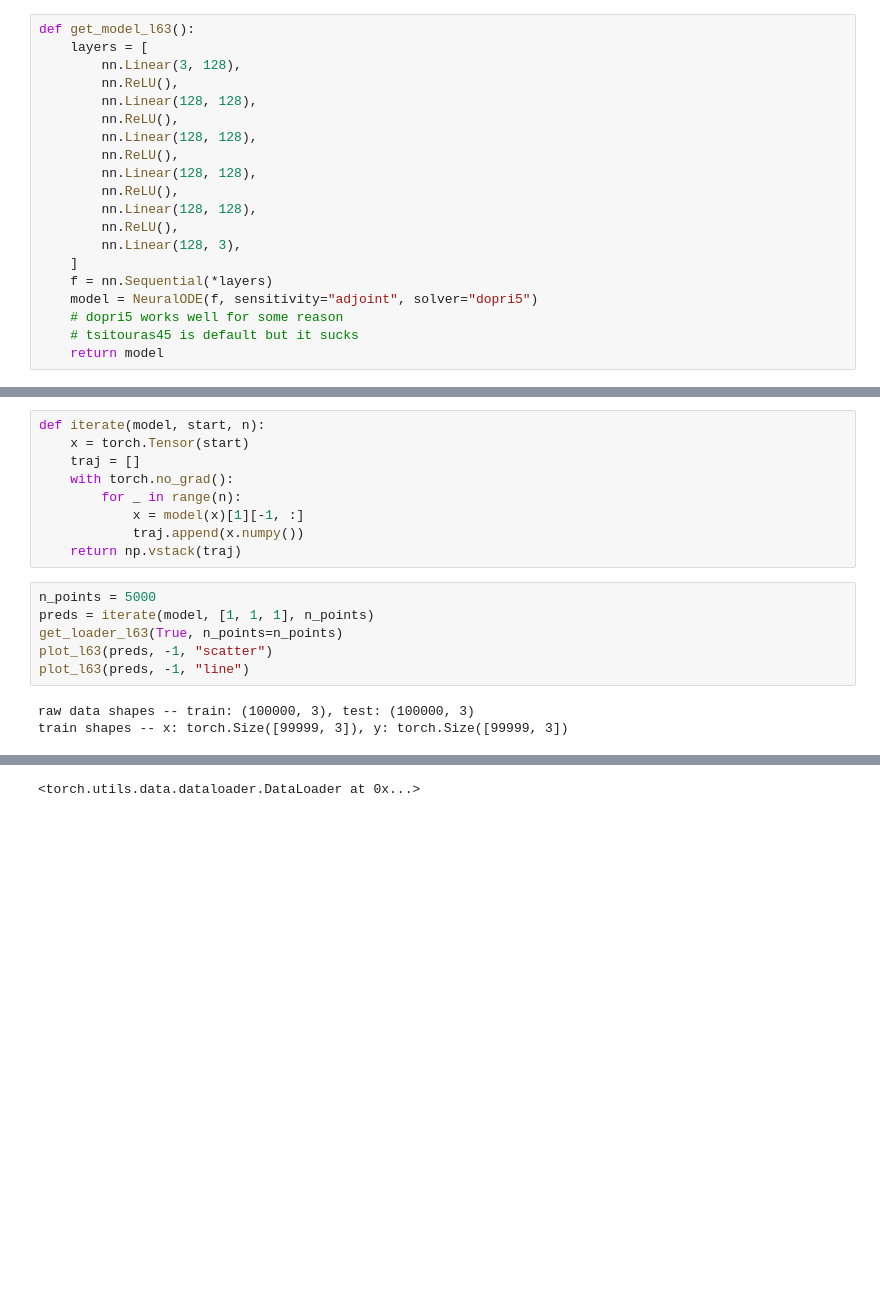
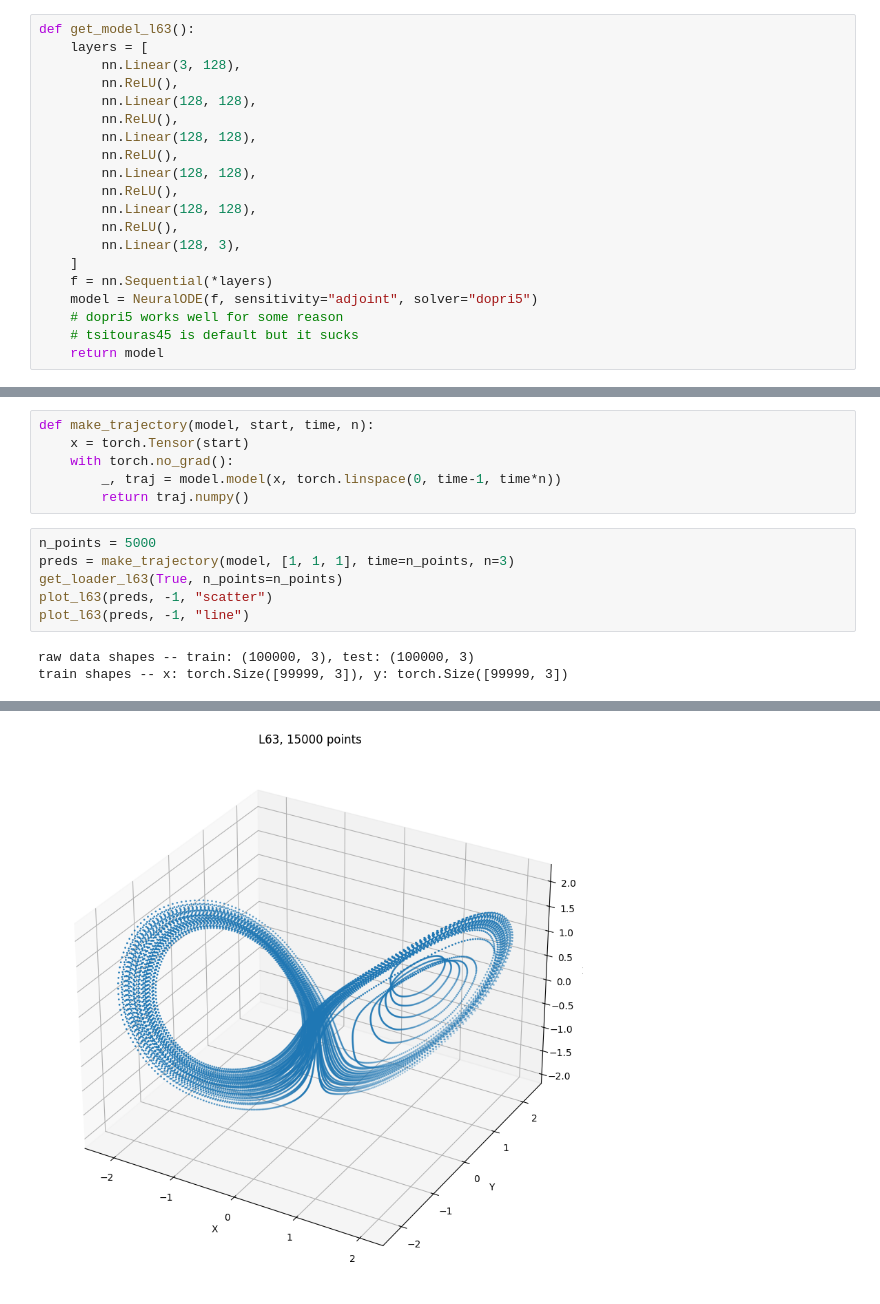
Before and after one commit to anuramat/uhd-mldyn, a Jupyter notebook: final/final.ipynb, the cells around one changed output, grey strips where cells are left out. Cells and saved outputs as stored; diff of their text form; blank space fills up the shorter version.

```diff
--- a/final/final.ipynb
+++ b/final/final.ipynb
@@ -147,21 +163,18 @@ KeyboardInterrupt
 # %%
-def iterate(model, start, n):
+def make_trajectory(model, start, time, n):
     x = torch.Tensor(start)
-    traj = []
     with torch.no_grad():
-        for _ in range(n):
-            x = model(x)[1][-1, :]
-            traj.append(x.numpy())
-    return np.vstack(traj)
+        _, traj = model.model(x, torch.linspace(0, time-1, time*n))
+        return traj.numpy()
 # %%
 n_points = 5000
-preds = iterate(model, [1, 1, 1], n_points)
+preds = make_trajectory(model, [1, 1, 1], time=n_points, n=3)
 get_loader_l63(True, n_points=n_points)
 plot_l63(preds, -1, "scatter")
 plot_l63(preds, -1, "line")
 # %% [output]
 raw data shapes -- train: (100000, 3), test: (100000, 3)
 train shapes -- x: torch.Size([99999, 3]), y: torch.Size([99999, 3])
 [figure]
 [figure]
-<torch.utils.data.dataloader.DataLoader at 0x...>
+[figure, added]
```
Also changed, not shown: parts of 2 cells of this notebook, 1 other file.
